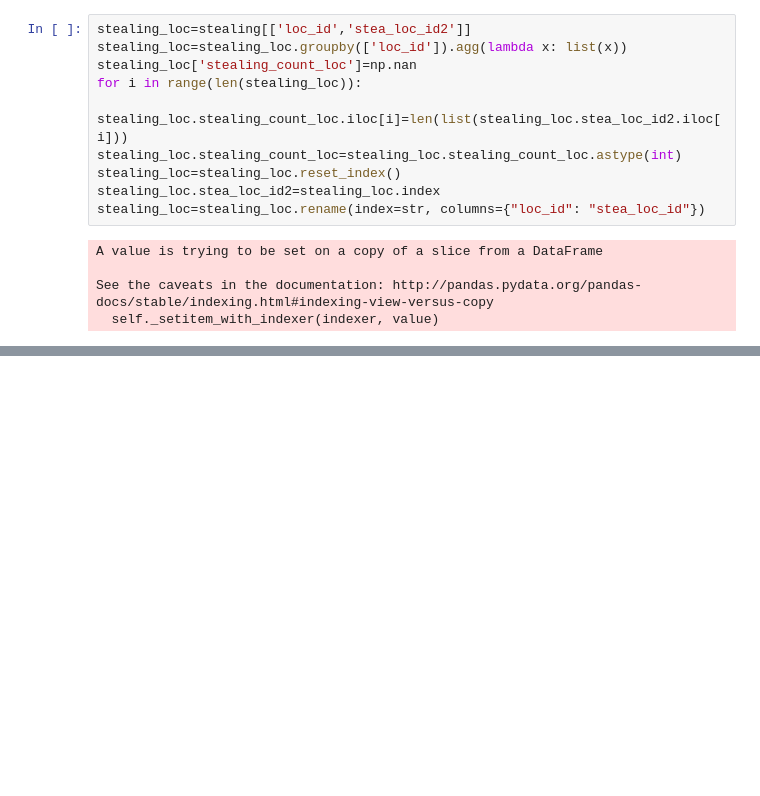
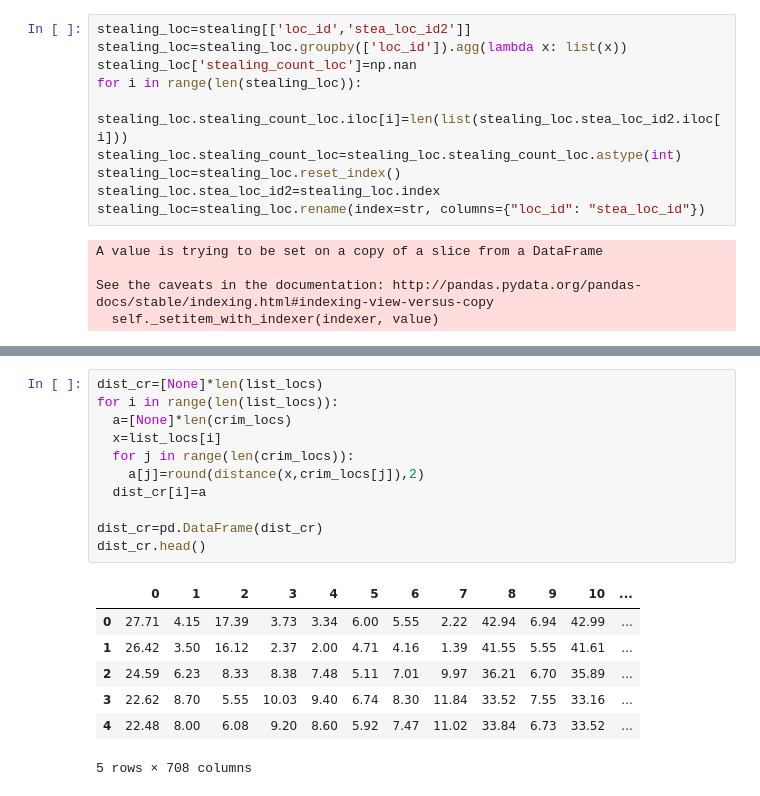
Before and after one commit to NovaisGabriel/DataScienceEMAp_AraujoNovais, a Jupyter notebook: FDS_part1_data.ipynb, the cells around one changed output, grey strips where cells are left out. Drawn from its saved outputs; the diff is of its cells as text; blank space fills up the shorter version.

```diff
--- a/FDS_part1_data.ipynb
+++ b/FDS_part1_data.ipynb
@@ -690,0 +640,19 @@ See the caveats in the documentation: http://pandas.pydata.org/pandas-docs/stabl
+# %%
+dist_cr=[None]*len(list_locs)
+for i in range(len(list_locs)):
+  a=[None]*len(crim_locs)
+  x=list_locs[i]
+  for j in range(len(crim_locs)):
+    a[j]=round(distance(x,crim_locs[j]),2)
+  dist_cr[i]=a
+
+dist_cr=pd.DataFrame(dist_cr)
+dist_cr.head()
+# %% [output]
+|  | 0 | 1 | 2 | 3 | 4 | 5 | 6 | 7 | 8 | 9 | 10 | ... |
+| 0 | 27.71 | 4.15 | 17.39 | 3.73 | 3.34 | 6.00 | 5.55 | 2.22 | 42.94 | 6.94 | 42.99 | ... |
+| 1 | 26.42 | 3.50 | 16.12 | 2.37 | 2.00 | 4.71 | 4.16 | 1.39 | 41.55 | 5.55 | 41.61 | ... |
+| 2 | 24.59 | 6.23 | 8.33 | 8.38 | 7.48 | 5.11 | 7.01 | 9.97 | 36.21 | 6.70 | 35.89 | ... |
+| 3 | 22.62 | 8.70 | 5.55 | 10.03 | 9.40 | 6.74 | 8.30 | 11.84 | 33.52 | 7.55 | 33.16 | ... |
+| 4 | 22.48 | 8.00 | 6.08 | 9.20 | 8.60 | 5.92 | 7.47 | 11.02 | 33.84 | 6.73 | 33.52 | ... |
+5 rows × 708 columns
```
Also changed, not shown: parts of 92 cells of this notebook.
